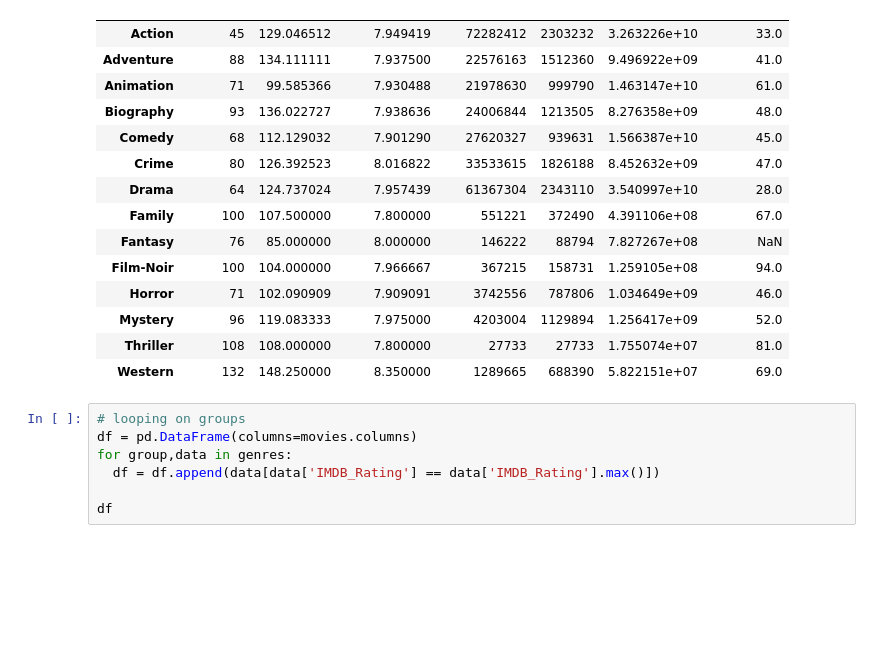
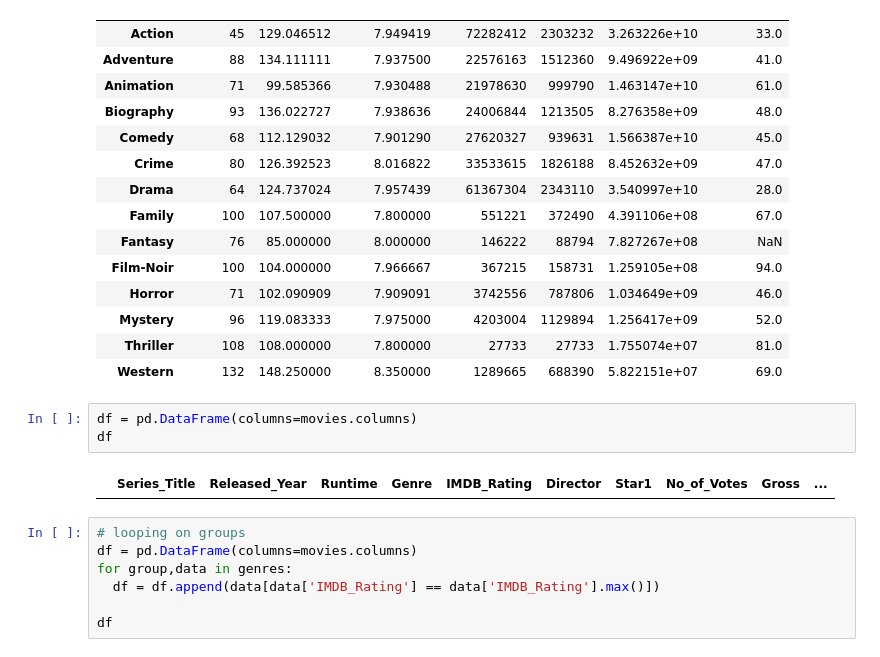
Before and after one commit to Pritush09/Pandas-and-its-functions-detailed, a Jupyter notebook: Session_19_groupby_objects.ipynb, the cells around one changed output. Cells and saved outputs as stored; diff of their text form; blank space fills up the shorter version.

```diff
--- a/Session_19_groupby_objects.ipynb
+++ b/Session_19_groupby_objects.ipynb
@@ -337,6 +338,11 @@ genres.agg(
 | Mystery | 96 | 119.083333 | 7.975000 | 4203004 | 1129894 | 1.256417e+09 | 52.0 |
 | Thriller | 108 | 108.000000 | 7.800000 | 27733 | 27733 | 1.755074e+07 | 81.0 |
 | Western | 132 | 148.250000 | 8.350000 | 1289665 | 688390 | 5.822151e+07 | 69.0 |
+# %%
+df = pd.DataFrame(columns=movies.columns)
+df
+# %% [output]
+|  | Series_Title | Released_Year | Runtime | Genre | IMDB_Rating | Director | Star1 | No_of_Votes | Gross | ... |
 # %%
 # looping on groups
 df = pd.DataFrame(columns=movies.columns)
```
Also changed, not shown: parts of 1 cell of this notebook.
